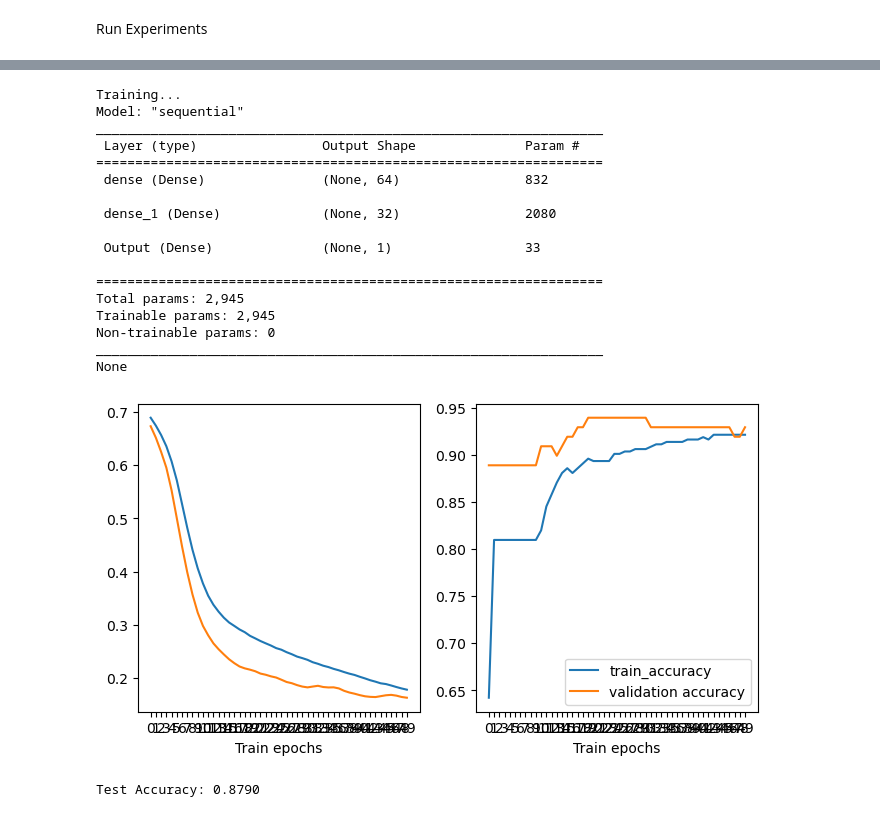
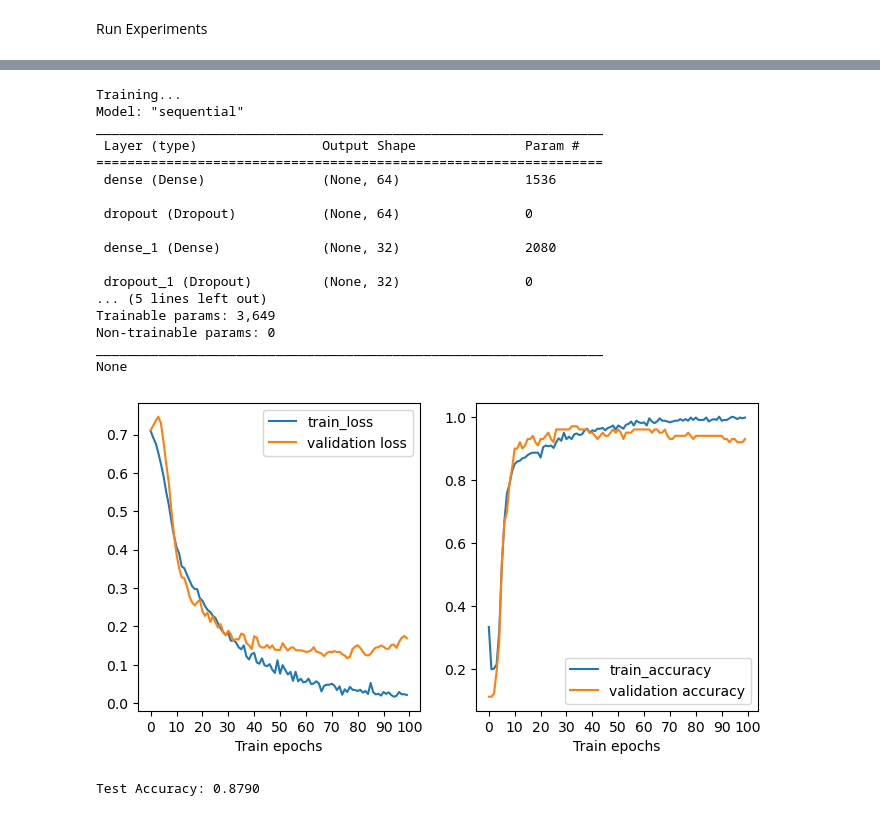
Before and after one commit to rennsport/mids-207-project, a Jupyter notebook: wip/FFNN_TT.ipynb, the cells around one changed output, grey strips where cells are left out. Drawn from its saved outputs; the diff is of its cells as text; code cells hidden in the pictures.

```diff
--- a/wip/FFNN_TT.ipynb
+++ b/wip/FFNN_TT.ipynb
@@ -118,7 +118,7 @@ def feature_reduction(method, num_features, data_split):
                                                             stratify=target_variable, random_state=0)
         return X_train, X_test, Y_train, Y_test
 # %%
-X_train, X_test, Y_train, Y_test = feature_reduction('pca', 12, 0.2)
+X_train, X_test, Y_train, Y_test = feature_reduction('pca', 23, 0.2)
 # %%
 display(X_train.head())
 
@@ -170,7 +171,8 @@ Build the Model
 def build_model(hidden_layer_sizes=[],
                 activation='relu',
                 optimizer='Adam',
-                learning_rate=0.01):
+                learning_rate=0.01,
+                dropout_rate=0.1):
 
     """Build a binary-class logistic regression model using Keras.
 
@@ -192,9 +194,12 @@ def build_model(hidden_layer_sizes=[],
     # Use Keras Sequential API to build the model
     model = tf.keras.Sequential()
 
-    # create hidden layers
+    # create hidden layers with dropout layers
     for layer_size in hidden_layer_sizes:
         model.add(tf.keras.layers.Dense(units=layer_size,activation=activation))
+
+        # add dropout layer for regularization
+        model.add(tf.keras.layers.Dropout(rate=dropout_rate))
 
     # create output layer
     model.add(tf.keras.layers.Dense(
@@ -225,23 +230,34 @@ def train_and_evaluate(hidden_layer_sizes=[],
                        activation='relu',
                        optimizer='Adam',
                        learning_rate=0.01,
+                       dropout_rate=0.1,
                        num_epochs=5):
 
   # Build the model.
   model = build_model(hidden_layer_sizes=hidden_layer_sizes,
                       activation=activation,
                       optimizer=optimizer,
-                      learning_rate=learning_rate)
+                      learning_rate=learning_rate,
+                      dropout_rate=dropout_rate)
+
+  # Address the class imbalances by using class weights.
+  # Scaling by total/2 helps keep the loss to a similar magnitude.
+  # The sum of the weights of all examples stays the same.
+
+  weight_for_0 = (1 / Y_train.value_counts()[0]) * (Y_train.size / 2.0)
+  weight_for_1 = (1 / Y_train.value_counts()[1]) * (Y_train.size / 2.0)
+  class_weight = {0: weight_for_0, 1: weight_for_1}
 
   # Train the model.
   print('Training...')
   history = model.fit(
-    x=X_train,             # our binary training examples
-    y=Y_train,             # corresponding binary labels
-    epochs=num_epochs,     # number of passes through the training data
-    batch_size=64,         # mini-batch size for SGD
-    validation_split=0.2,  # use a fraction of the examples for validation
-    verbose=0              # do not display progress output during training
+    x=X_train,                # our binary training examples
+    y=Y_train,                # corresponding binary labels
+    epochs=num_epochs,        # number of passes through the training data
+    batch_size=32,            # mini-batch size for SGD
+    validation_split=0.2,     # use a fraction of the examples for validation
+    verbose=0,                # do not display progress output during training
+    class_weight=class_weight # use the calculated class weights to address the imbalance
     )
 
   print(model.summary())
@@ -257,6 +273,8 @@ def train_and_evaluate(hidden_layer_sizes=[],
   ax1.plot(val_loss, label='validation loss')
   ax1.set_xticks(range(num_epochs))
   ax1.set_xlabel('Train epochs')
+  ax1.set_xticks(np.arange(0, num_epochs+1, 10.0))
+  ax1.legend()
 
   train_accuracy = history.history['binary_accuracy']
   val_accuracy = history.history['val_binary_accuracy']
@@ -264,8 +282,9 @@ def train_and_evaluate(hidden_layer_sizes=[],
   ax2.plot(val_accuracy, label='validation accuracy')
   ax2.set_xticks(range(num_epochs))
   ax2.set_xlabel('Train epochs')
+  ax2.set_xticks(np.arange(0, num_epochs+1, 10.0))
+  ax2.legend()
 
-  plt.legend()
   plt.show()
 
   test_accuracy = model.evaluate(x=X_test, y=Y_test, verbose=0,
@@ -274,27 +345,28 @@ def train_and_evaluate(hidden_layer_sizes=[],
 # %%
 print('Test Accuracy: %1.4f' %train_and_evaluate(
                        hidden_layer_sizes=[64,32],
                        activation='relu',
                        optimizer='Adam',
                        learning_rate=0.001,
-                       num_epochs=50))
+                       dropout_rate=0.1,
+                       num_epochs=100))
 # %% [output]
 Training...
 Model: "sequential"
 _________________________________________________________________
  Layer (type)                Output Shape              Param #
 =================================================================
- dense (Dense)               (None, 64)                832
+ dense (Dense)               (None, 64)                1536
+
+ dropout (Dropout)           (None, 64)                0
 
  dense_1 (Dense)             (None, 32)                2080
 
- Output (Dense)              (None, 1)                 33
-
-=================================================================
-Total params: 2,945
-Trainable params: 2,945
+ dropout_1 (Dropout)         (None, 32)                0
+... (5 lines left out)
+Trainable params: 3,649
 Non-trainable params: 0
 _________________________________________________________________
 None
-[figure, old version]
+[figure, new version]
 Test Accuracy: 0.8790
```
Also changed, not shown: parts of 10 cells of this notebook.
